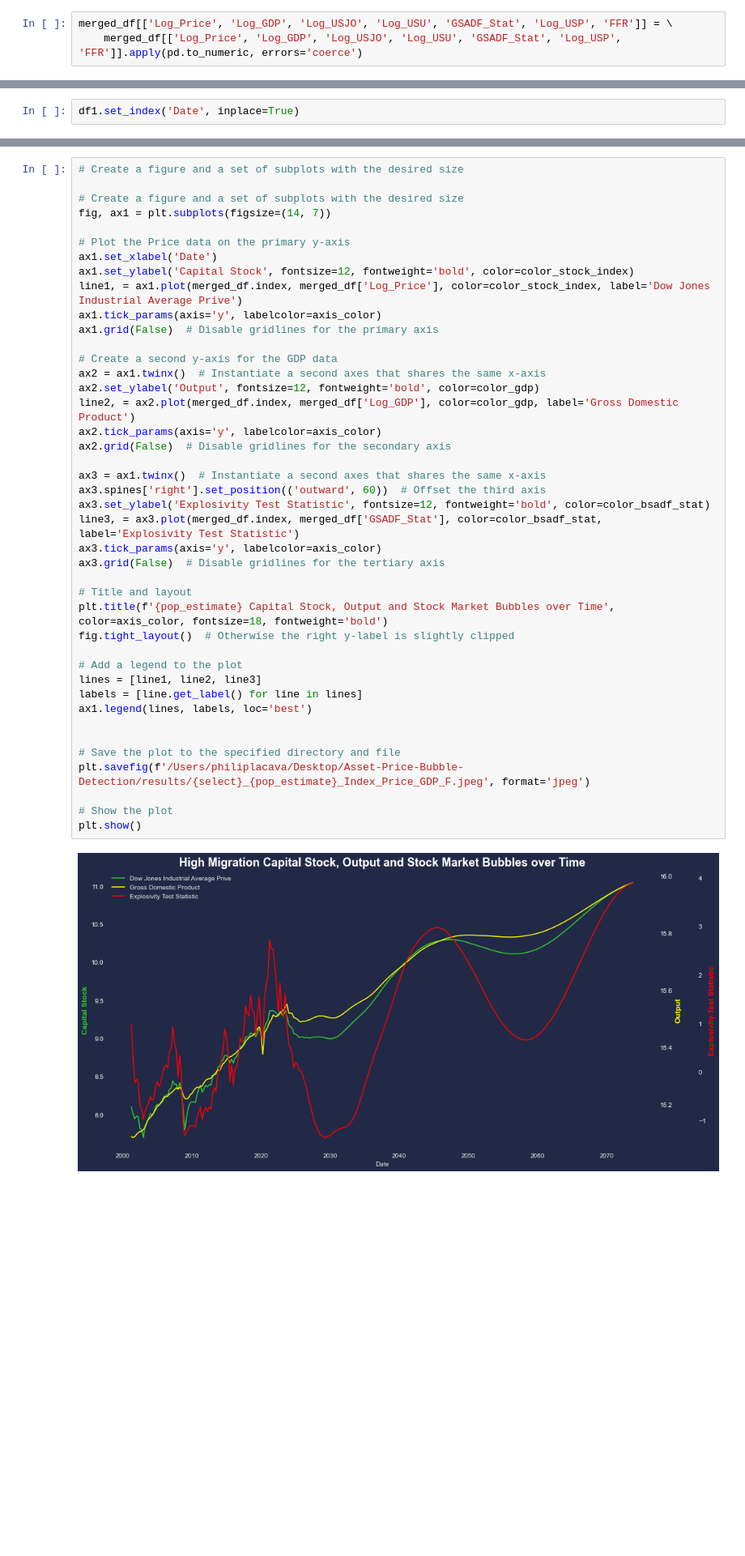
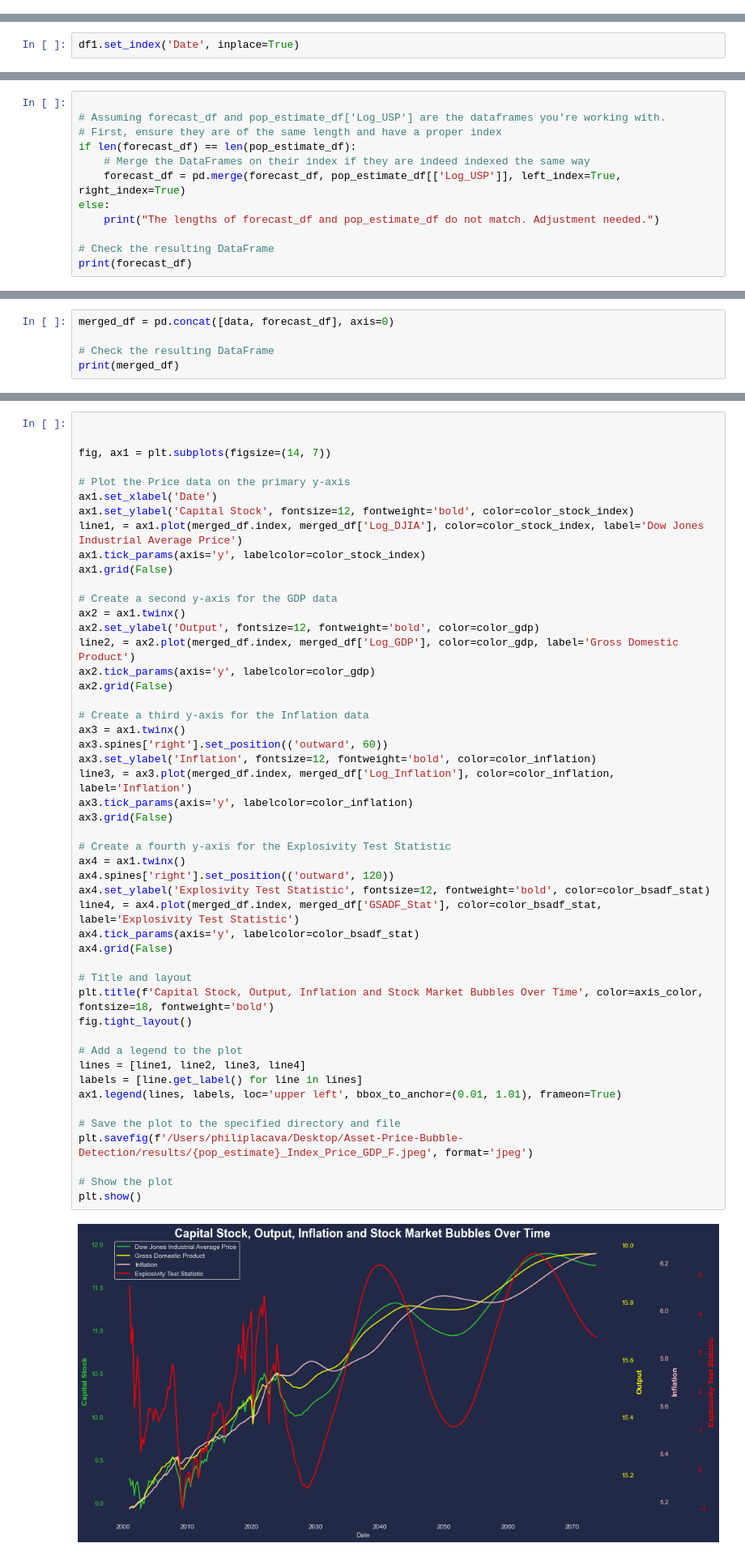
Before and after one commit to Philip-Lacava/Asset-Price-Bubble-Detection, a Jupyter notebook: Bubble Model 3.ipynb, the cells around one changed output, grey strips where cells are left out. Shown at 81% size. Saved outputs shown, nothing was run; the diff lists cells and outputs as text; blank space fills up the shorter version.

```diff
--- a/Bubble Model 3.ipynb
+++ b/Bubble Model 3.ipynb
@@ -904,3 +704,0 @@ By analyzing the interactions and adjustments between these critical economic in
-# %%
-merged_df[['Log_Price', 'Log_GDP', 'Log_USJO', 'Log_USU', 'GSADF_Stat', 'Log_USP', 'FFR']] = \
-    merged_df[['Log_Price', 'Log_GDP', 'Log_USJO', 'Log_USU', 'GSADF_Stat', 'Log_USP', 'FFR']].apply(pd.to_numeric, errors='coerce')
@@ -1234,0 +1022,12 @@ Impulse Response Function (IRF) plots are a crucial tool in time series analysis
+# %%
+
+# Assuming forecast_df and pop_estimate_df['Log_USP'] are the dataframes you're working with.
+# First, ensure they are of the same length and have a proper index
+if len(forecast_df) == len(pop_estimate_df):
+    # Merge the DataFrames on their index if they are indeed indexed the same way
+    forecast_df = pd.merge(forecast_df, pop_estimate_df[['Log_USP']], left_index=True, right_index=True)
+else:
+    print("The lengths of forecast_df and pop_estimate_df do not match. Adjustment needed.")
+
+# Check the resulting DataFrame
+print(forecast_df)
@@ -1319,0 +1125,5 @@ T = len(merged_df)
+# %%
+merged_df = pd.concat([data, forecast_df], axis=0)
+
+# Check the resulting DataFrame
+print(merged_df)
@@ -1355,44 +1193,51 @@ plt.show()
 # %%
-# Create a figure and a set of subplots with the desired size
 
-# Create a figure and a set of subplots with the desired size
+
 fig, ax1 = plt.subplots(figsize=(14, 7))
 
 # Plot the Price data on the primary y-axis
 ax1.set_xlabel('Date')
 ax1.set_ylabel('Capital Stock', fontsize=12, fontweight='bold', color=color_stock_index)
-line1, = ax1.plot(merged_df.index, merged_df['Log_Price'], color=color_stock_index, label='Dow Jones Industrial Average Prive')
-ax1.tick_params(axis='y', labelcolor=axis_color)
-ax1.grid(False)  # Disable gridlines for the primary axis
+line1, = ax1.plot(merged_df.index, merged_df['Log_DJIA'], color=color_stock_index, label='Dow Jones Industrial Average Price')
+ax1.tick_params(axis='y', labelcolor=color_stock_index)
+ax1.grid(False)
 
 # Create a second y-axis for the GDP data
-ax2 = ax1.twinx()  # Instantiate a second axes that shares the same x-axis
+ax2 = ax1.twinx()
 ax2.set_ylabel('Output', fontsize=12, fontweight='bold', color=color_gdp)
 line2, = ax2.plot(merged_df.index, merged_df['Log_GDP'], color=color_gdp, label='Gross Domestic Product')
-ax2.tick_params(axis='y', labelcolor=axis_color)
-ax2.grid(False)  # Disable gridlines for the secondary axis
+ax2.tick_params(axis='y', labelcolor=color_gdp)
+ax2.grid(False)
 
-ax3 = ax1.twinx()  # Instantiate a second axes that shares the same x-axis
-ax3.spines['right'].set_position(('outward', 60))  # Offset the third axis
-ax3.set_ylabel('Explosivity Test Statistic', fontsize=12, fontweight='bold', color=color_bsadf_stat)
-line3, = ax3.plot(merged_df.index, merged_df['GSADF_Stat'], color=color_bsadf_stat, label='Explosivity Test Statistic')
-ax3.tick_params(axis='y', labelcolor=axis_color)
-ax3.grid(False)  # Disable gridlines for the tertiary axis
+# Create a third y-axis for the Inflation data
+ax3 = ax1.twinx()
+ax3.spines['right'].set_position(('outward', 60))
+ax3.set_ylabel('Inflation', fontsize=12, fontweight='bold', color=color_inflation)
+line3, = ax3.plot(merged_df.index, merged_df['Log_Inflation'], color=color_inflation, label='Inflation')
+ax3.tick_params(axis='y', labelcolor=color_inflation)
+ax3.grid(False)
+
+# Create a fourth y-axis for the Explosivity Test Statistic
+ax4 = ax1.twinx()
+ax4.spines['right'].set_position(('outward', 120))
+ax4.set_ylabel('Explosivity Test Statistic', fontsize=12, fontweight='bold', color=color_bsadf_stat)
+line4, = ax4.plot(merged_df.index, merged_df['GSADF_Stat'], color=color_bsadf_stat, label='Explosivity Test Statistic')
+ax4.tick_params(axis='y', labelcolor=color_bsadf_stat)
+ax4.grid(False)
 
 # Title and layout
-plt.title(f'{pop_estimate} Capital Stock, Output and Stock Market Bubbles over Time', color=axis_color, fontsize=18, fontweight='bold')
-fig.tight_layout()  # Otherwise the right y-label is slightly clipped
+plt.title(f'Capital Stock, Output, Inflation and Stock Market Bubbles Over Time', color=axis_color, fontsize=18, fontweight='bold')
+fig.tight_layout()
 
 # Add a legend to the plot
-lines = [line1, line2, line3]
+lines = [line1, line2, line3, line4]
 labels = [line.get_label() for line in lines]
-ax1.legend(lines, labels, loc='best')
-
+ax1.legend(lines, labels, loc='upper left', bbox_to_anchor=(0.01, 1.01), frameon=True)
 
 # Save the plot to the specified directory and file
-plt.savefig(f'/Users/philiplacava/Desktop/Asset-Price-Bubble-Detection/results/{select}_{pop_estimate}_Index_Price_GDP_F.jpeg', format='jpeg')
+plt.savefig(f'/Users/philiplacava/Desktop/Asset-Price-Bubble-Detection/results/{pop_estimate}_Index_Price_GDP_F.jpeg', format='jpeg')
 
 # Show the plot
 plt.show()
 # %% [output]
-[figure, old version]
+[figure, new version]
```
Also changed, not shown: parts of 48 cells of this notebook, 42 other files.
